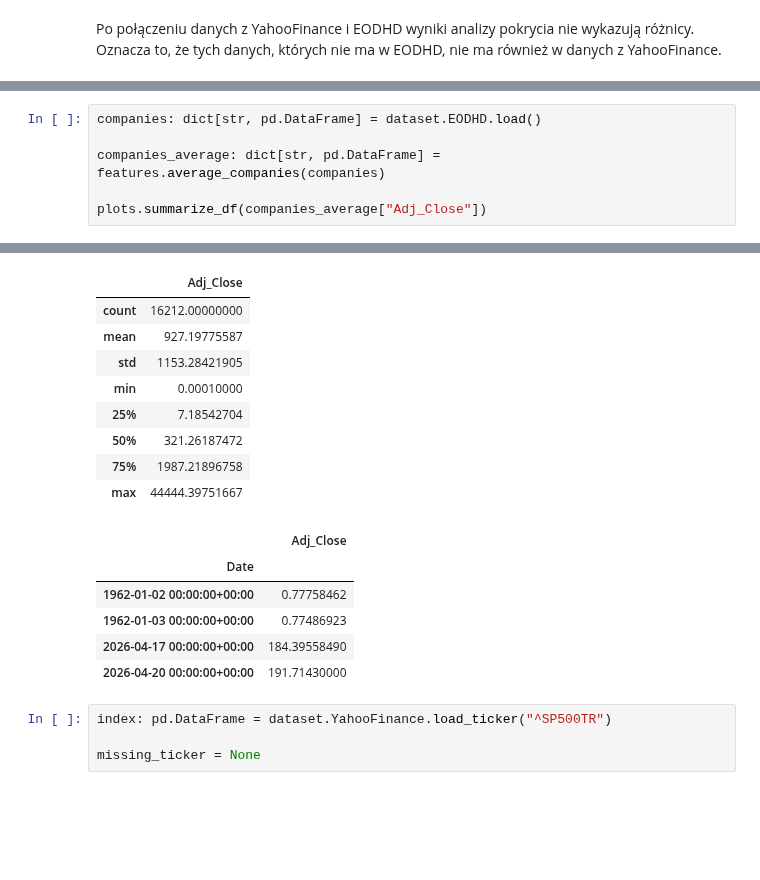
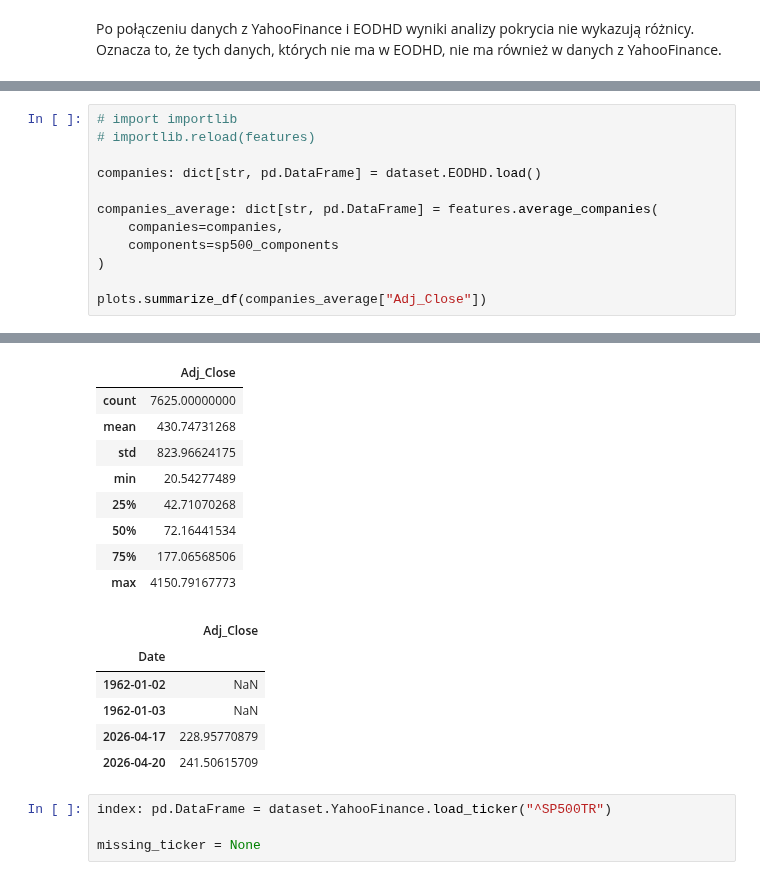
Before and after one commit to MichaelL200/data-driven-stock-portfolio-selection, a Jupyter notebook: notebooks/02d_data_merge.ipynb, the cells around one changed output, grey strips where cells are left out. Saved outputs shown, nothing was run; the diff lists cells and outputs as text; blank space fills up the shorter version.

Commit message:
fix(features): fix average_companies so it calculates average only for components

```diff
--- a/notebooks/02d_data_merge.ipynb
+++ b/notebooks/02d_data_merge.ipynb
@@ -105,7 +107,13 @@ $$
 # %%
+# import importlib
+# importlib.reload(features)
+
 companies: dict[str, pd.DataFrame] = dataset.EODHD.load()
 
-companies_average: dict[str, pd.DataFrame] = features.average_companies(companies)
+companies_average: dict[str, pd.DataFrame] = features.average_companies(
+    companies=companies,
+    components=sp500_components
+)
 
 plots.summarize_df(companies_average["Adj_Close"])
 # %% [output]
@@ -119,21 +127,21 @@ Data columns (total 1 columns):
 dtypes: float64(1)
 memory usage: 253.3 KB
 None
 |  | Adj_Close |
-| count | 16212.00000000 |
-| mean | 927.19775587 |
-| std | 1153.28421905 |
-| min | 0.00010000 |
-| 25% | 7.18542704 |
-| 50% | 321.26187472 |
-| 75% | 1987.21896758 |
-| max | 44444.39751667 |
+| count | 7625.00000000 |
+| mean | 430.74731268 |
+| std | 823.96624175 |
+| min | 20.54277489 |
+| 25% | 42.71070268 |
+| 50% | 72.16441534 |
+| 75% | 177.06568506 |
+| max | 4150.79167773 |
 |  | Adj_Close |
 | Date |  |
-| 1962-01-02 00:00:00+00:00 | 0.77758462 |
-| 1962-01-03 00:00:00+00:00 | 0.77486923 |
-| 2026-04-17 00:00:00+00:00 | 184.39558490 |
-| 2026-04-20 00:00:00+00:00 | 191.71430000 |
+| 1962-01-02 | NaN |
+| 1962-01-03 | NaN |
+| 2026-04-17 | 228.95770879 |
+| 2026-04-20 | 241.50615709 |
 # %%
 index: pd.DataFrame = dataset.YahooFinance.load_ticker("^SP500TR")
 
```
Also changed, not shown: parts of 3 cells of this notebook, 1 other file.
